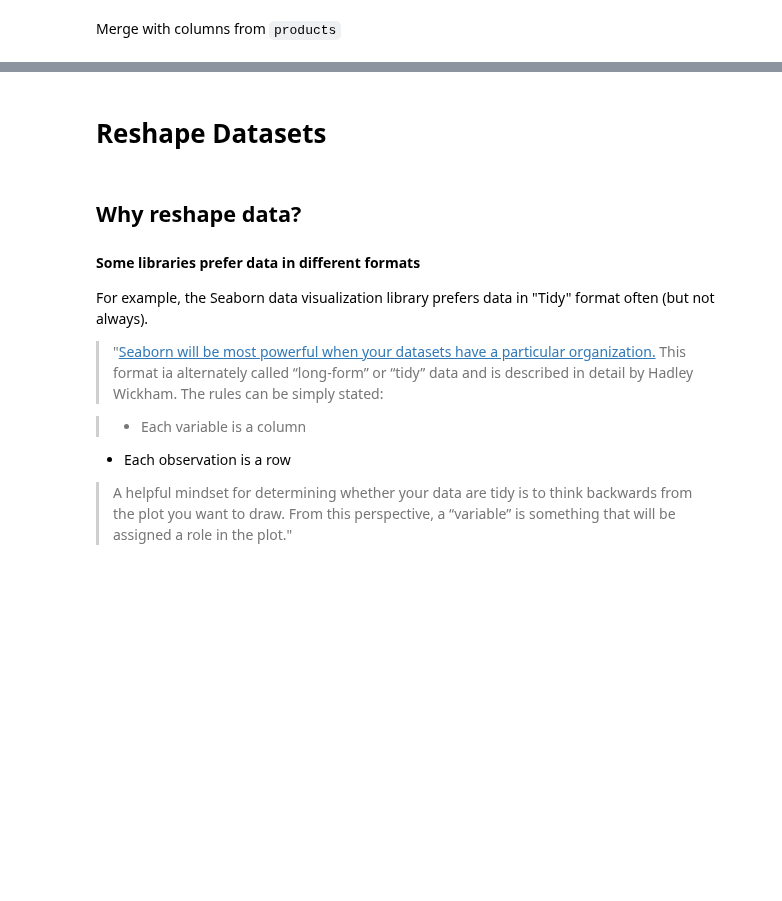
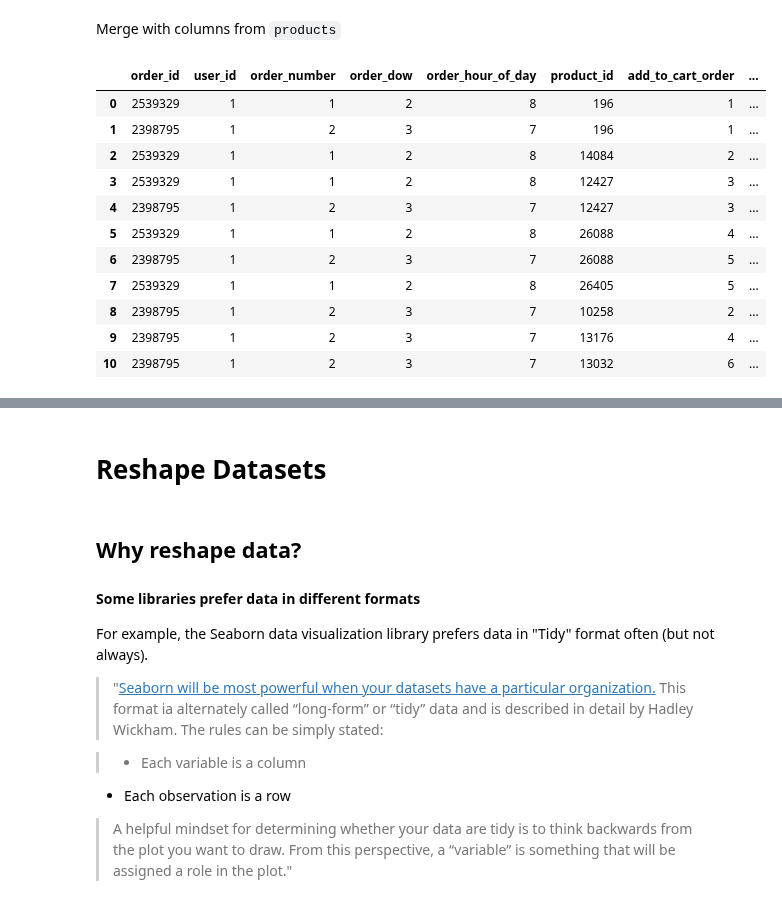
Before and after one commit to HeyLaxmi/DS-Unit-1-Sprint-1-Dealing-With-Data, a Jupyter notebook: Copy_of_Copy_of_LS_DS_121_Join_and_Reshape_Data.ipynb, the cells around one changed output, grey strips where cells are left out. Saved outputs shown, nothing was run; the diff lists cells and outputs as text; code cells hidden in the pictures; blank space fills up the shorter version.

```diff
--- a/Copy_of_Copy_of_LS_DS_121_Join_and_Reshape_Data.ipynb
+++ b/Copy_of_Copy_of_LS_DS_121_Join_and_Reshape_Data.ipynb
@@ -261,5 +261,3 @@ order_products.head()
 | 2 | 2 | 9327 | 3 | 0 |
 | 3 | 2 | 45918 | 4 | 1 |
 | 4 | 2 | 30035 | 5 | 0 |
-# %%
-order_products = pd.concat([order_products_prior, order_products_train])
@@ -274,0 +293,9 @@ From `orders` dataframe:
+# %%
+condition = (orders['user_id'] == 1) & (orders['order_number'] <=2)
+
+columns = ['order_id', 'user_id', 'order_number', 'order_dow',
+       'order_hour_of_day']
+
+subset = orders.loc[condition, columns]
+
+subset
@@ -276,3 +307,9 @@ From `orders` dataframe:
 ## Merge dataframes
 # %% [markdown]
 Merge the subset from `orders` with columns from `order_products`
+# %%
+columns = ['order_id', 'product_id', 'add_to_cart_order']
+
+merged = pd.merge(subset, order_products[columns], how='inner', on='order_id')
+
+merged
@@ -279,2 +333,19 @@ Merge the subset from `orders` with columns from `order_products`
 # %% [markdown]
 Merge with columns from `products`
+# %%
+final = pd.merge(merged, products[['product_id', 'product_name']], how='inner', on='product_id')
+
+final
+# %% [output]
+|  | order_id | user_id | order_number | order_dow | order_hour_of_day | product_id | add_to_cart_order | ... |
+| 0 | 2539329 | 1 | 1 | 2 | 8 | 196 | 1 | ... |
+| 1 | 2398795 | 1 | 2 | 3 | 7 | 196 | 1 | ... |
+| 2 | 2539329 | 1 | 1 | 2 | 8 | 14084 | 2 | ... |
+| 3 | 2539329 | 1 | 1 | 2 | 8 | 12427 | 3 | ... |
+| 4 | 2398795 | 1 | 2 | 3 | 7 | 12427 | 3 | ... |
+| 5 | 2539329 | 1 | 1 | 2 | 8 | 26088 | 4 | ... |
+| 6 | 2398795 | 1 | 2 | 3 | 7 | 26088 | 5 | ... |
+| 7 | 2539329 | 1 | 1 | 2 | 8 | 26405 | 5 | ... |
+| 8 | 2398795 | 1 | 2 | 3 | 7 | 10258 | 2 | ... |
+| 9 | 2398795 | 1 | 2 | 3 | 7 | 13176 | 4 | ... |
+| 10 | 2398795 | 1 | 2 | 3 | 7 | 13032 | 6 | ... |
```
Also changed, not shown: parts of 10 cells of this notebook.
